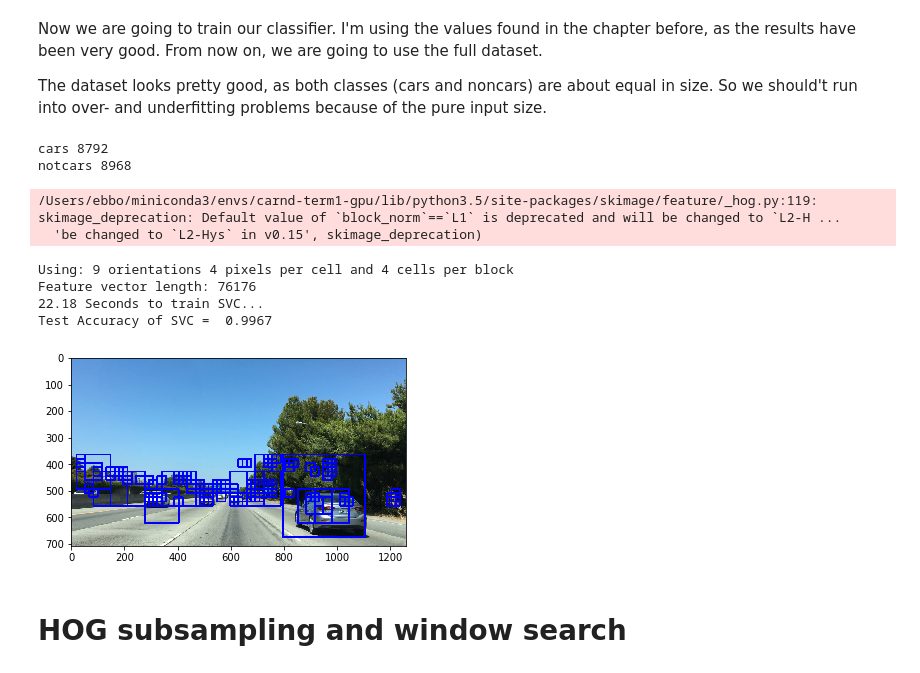
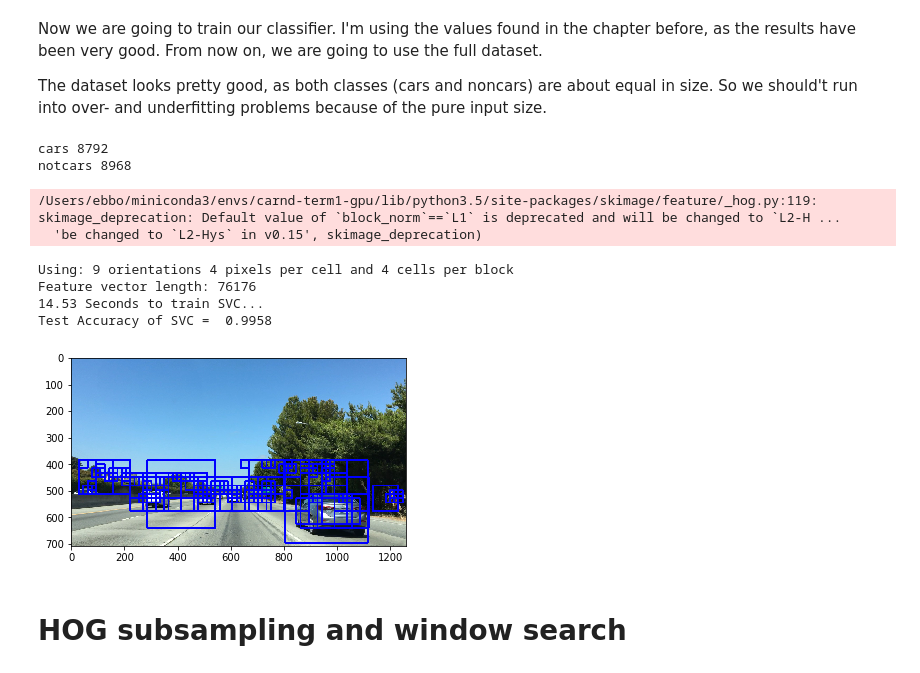
Before and after one commit to BernhardRode/CarND-Vehicle-Detection, a Jupyter notebook: CarND-CarND-Vehicle-Detection.ipynb, the cells around one changed output. Cells and saved outputs as stored; diff of their text form; code cells hidden in the pictures.

```diff
--- a/CarND-CarND-Vehicle-Detection.ipynb
+++ b/CarND-CarND-Vehicle-Detection.ipynb
@@ -766,11 +771,11 @@ hog_feat = True # HOG features on or off
 y_start_stop = [None, None] # Min and max in y to search in slide_window()
 test_image = "test_images/bbox-example-image.jpg"
 test_image_output = "output_images/bbox-example-image-train-and-classify.jpg"
-image_sizes = [310, 256, 128, 64, 32]
-bottom_thresholds = [0, 0, 0, 50, 100]
-threshold_top = 10
-threshold_left = 20
-threshold_right = 20
+image_sizes = [310, 256, 128, 96, 64, 32]
+bottom_thresholds = [0, 30, 50, 75, 100, 150]
+threshold_top = 30
+threshold_left = 30
+threshold_right = 30
 
 cars = cars[0:sample_size]
 notcars = notcars[0:sample_size]
@@ -826,12 +831,6 @@ draw_image = np.copy(image)
 # image you are searching is a .jpg (scaled 0 to 255)
 image = image.astype(np.float32)/255
 
-image_sizes = [310, 128, 64, 32]
-bottom_thresholds = [0, 50, 100, 150]
-threshold_top = 10
-threshold_left = 20
-threshold_right = 20
-
 windows = multiple_slide_windows(img, image_sizes, threshold_left, threshold_right, threshold_top, bottom_thresholds)
 
 dist_pickle = {}
@@ -850,36 +849,36 @@ dist_pickle["spatial_feat"] = spatial_feat
 dist_pickle["hist_feat"] = hist_feat
 dist_pickle["hog_feat"] = hog_feat
 dist_pickle["y_start_stop"] = y_start_stop
 dist_pickle["image_sizes"] = image_sizes
 dist_pickle["bottom_thresholds"] = bottom_thresholds
 dist_pickle["threshold_top"] = threshold_top
 dist_pickle["threshold_left"] = threshold_left
 dist_pickle["threshold_right"] = threshold_right
 pickle.dump( dist_pickle, open("svc_pickle.p", "wb" ) )
 
 hot_windows = search_windows(image, windows, svc, X_scaler, color_space=color_space,
                         spatial_size=spatial_size, hist_bins=hist_bins,
                         orient=orient, pix_per_cell=pix_per_cell,
                         cell_per_block=cell_per_block,
                         hog_channel=hog_channel, spatial_feat=spatial_feat,
                         hist_feat=hist_feat, hog_feat=hog_feat)
 
 result = draw_boxes(draw_image, hot_windows, color=(0, 0, 255), thick=6)
 
 plt.imshow(result)
 plt.show()
 result = draw_boxes(draw_image, hot_windows, color=(0, 0, 255), thick=1)
 plt.imsave(test_image_output, result)
 # %% [output]
 cars 8792
 notcars 8968
 /Users/ebbo/miniconda3/envs/carnd-term1-gpu/lib/python3.5/site-packages/skimage/feature/_hog.py:119: skimage_deprecation: Default value of `block_norm`==`L1` is deprecated and will be changed to `L2-H ...
   'be changed to `L2-Hys` in v0.15', skimage_deprecation)
 Using: 9 orientations 4 pixels per cell and 4 cells per block
 Feature vector length: 76176
-22.18 Seconds to train SVC...
-Test Accuracy of SVC =  0.9967
+14.53 Seconds to train SVC...
+Test Accuracy of SVC =  0.9958
-[figure, old version]
+[figure, new version]
 # %% [markdown]
 # HOG subsampling and window search
 # %% [markdown]
```
Also changed, not shown: parts of 18 cells of this notebook, 14 other files.
